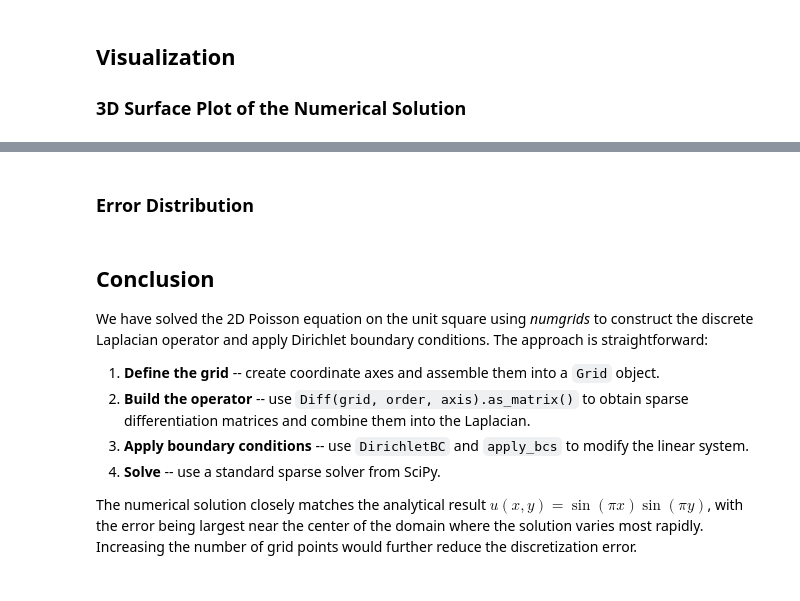
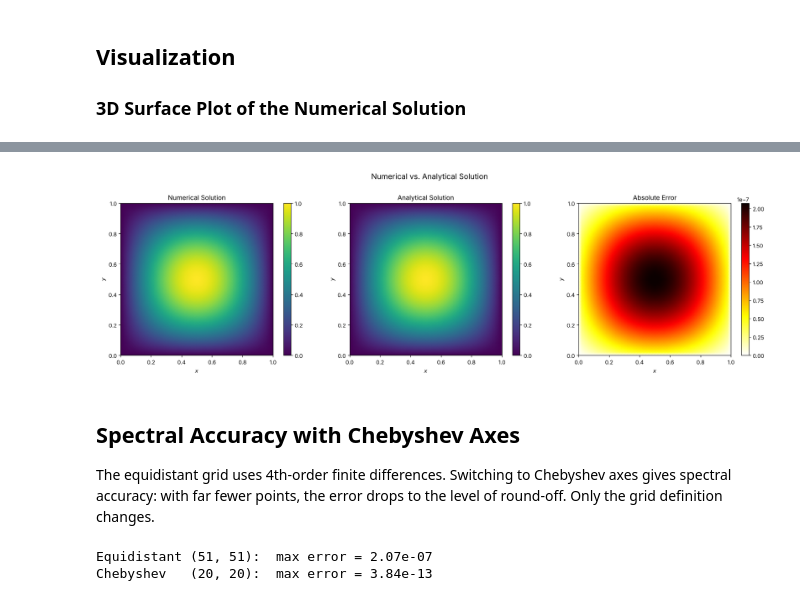
Before and after one commit to maroba/numgrids, a Jupyter notebook: examples/poisson-equation-2d.ipynb, the cells around one changed output, grey strips where cells are left out. Cells and saved outputs as stored; diff of their text form; code cells hidden in the pictures.

```diff
--- a/examples/poisson-equation-2d.ipynb
+++ b/examples/poisson-equation-2d.ipynb
@@ -145,2 +113,0 @@ print(f"RMS error:              {np.sqrt(np.mean(error**2)):.6e}")
-# %% [markdown]
-### Error Distribution
@@ -179,11 +114,30 @@ plt.show()
-# %% [markdown]
-## Conclusion
-
-We have solved the 2D Poisson equation on the unit square using *numgrids* to construct the discrete Laplacian operator and apply Dirichlet boundary conditions. The approach is straightforward:
-
-1. **Define the grid** -- create coordinate axes and assemble them into a `Grid` object.
-2. **Build the operator** -- use `Diff(grid, order, axis).as_matrix()` to obtain sparse differentiation matrices and combine them into the Laplacian.
-3. **Apply boundary conditions** -- use `DirichletBC` and `apply_bcs` to modify the linear system.
-4. **Solve** -- use a standard sparse solver from SciPy.
-
-The numerical solution closely matches the analytical result $u(x,y) = \sin(\pi x)\sin(\pi y)$, with the error being largest near the center of the domain where the solution varies most rapidly. Increasing the number of grid points would further reduce the discretization error.
+# %%
+fig, axes = plt.subplots(1, 3, figsize=(18, 5))
+for ax, field, title, cmap in zip(axes, [u, u_exact, error],
+                                  ["Numerical Solution", "Analytical Solution", "Absolute Error"],
+                                  ["viridis", "viridis", "hot_r"]):
+    grid.plot(field, ax=ax, cmap=cmap)
+    ax.set_title(title)
+    ax.set_aspect("equal")
+plt.suptitle("Numerical vs. Analytical Solution", fontsize=14, y=1.02)
+plt.tight_layout()
+plt.show()
+# %% [output]
+[figure, added]
+# %% [markdown]
+## Spectral Accuracy with Chebyshev Axes
+
+The equidistant grid uses 4th-order finite differences. Switching to Chebyshev axes gives spectral
+accuracy: with far fewer points, the error drops to the level of round-off. Only the grid definition changes.
+# %%
+cheb_grid = Grid(x=chebyshev(20, 0, 1), y=chebyshev(20, 0, 1))
+source = lambda x, y: -2 * np.pi**2 * np.sin(np.pi * x) * np.sin(np.pi * y)
+
+u_cheb = cheb_grid.laplacian_operator().solve(source, bcs=0)
+err_cheb = np.max(np.abs(u_cheb - cheb_grid.evaluate(lambda x, y: np.sin(np.pi * x) * np.sin(np.pi * y))))
+
+print(f"Equidistant {grid.shape}:  max error = {error.max():.2e}")
+print(f"Chebyshev   {cheb_grid.shape}:  max error = {err_cheb:.2e}")
+# %% [output]
+Equidistant (51, 51):  max error = 2.07e-07
+Chebyshev   (20, 20):  max error = 3.84e-13
```
Also changed, not shown: parts of 30 cells of this notebook, 10 other files.
